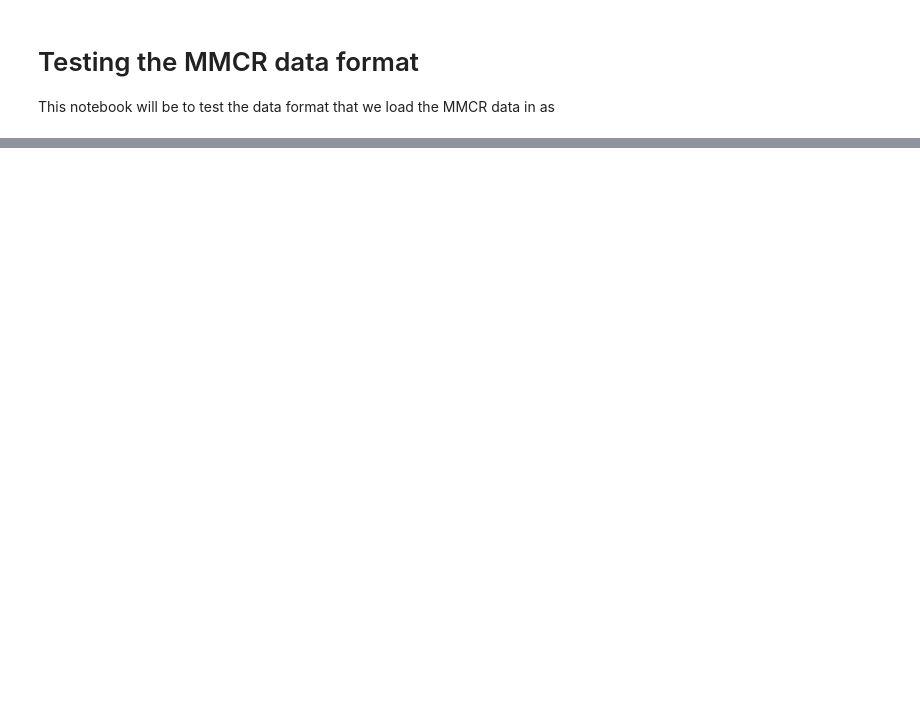
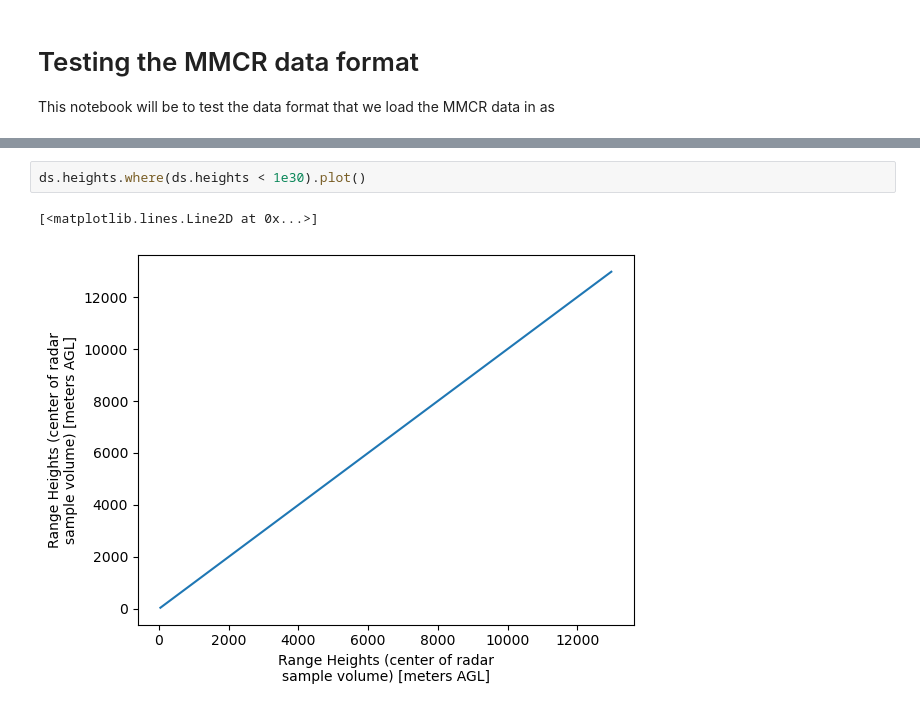
Before and after one commit to DAndrewA/ICESat2, a Jupyter notebook: src/mmcr/test_load_mmcr.ipynb, the cells around one changed output, grey strips where cells are left out. Saved outputs shown, nothing was run; the diff lists cells and outputs as text; blank space fills up the shorter version.

```diff
--- a/src/mmcr/test_load_mmcr.ipynb
+++ b/src/mmcr/test_load_mmcr.ipynb
@@ -41,0 +80,5 @@ ds.where(ds.Power < 1e36).Power.plot(robust=True)
+# %%
+ds.heights.where(ds.heights < 1e30).plot()
+# %% [output]
+[<matplotlib.lines.Line2D at 0x...>]
+[figure, added]
```
Also changed, not shown: parts of 7 cells of this notebook, 1 other file.
